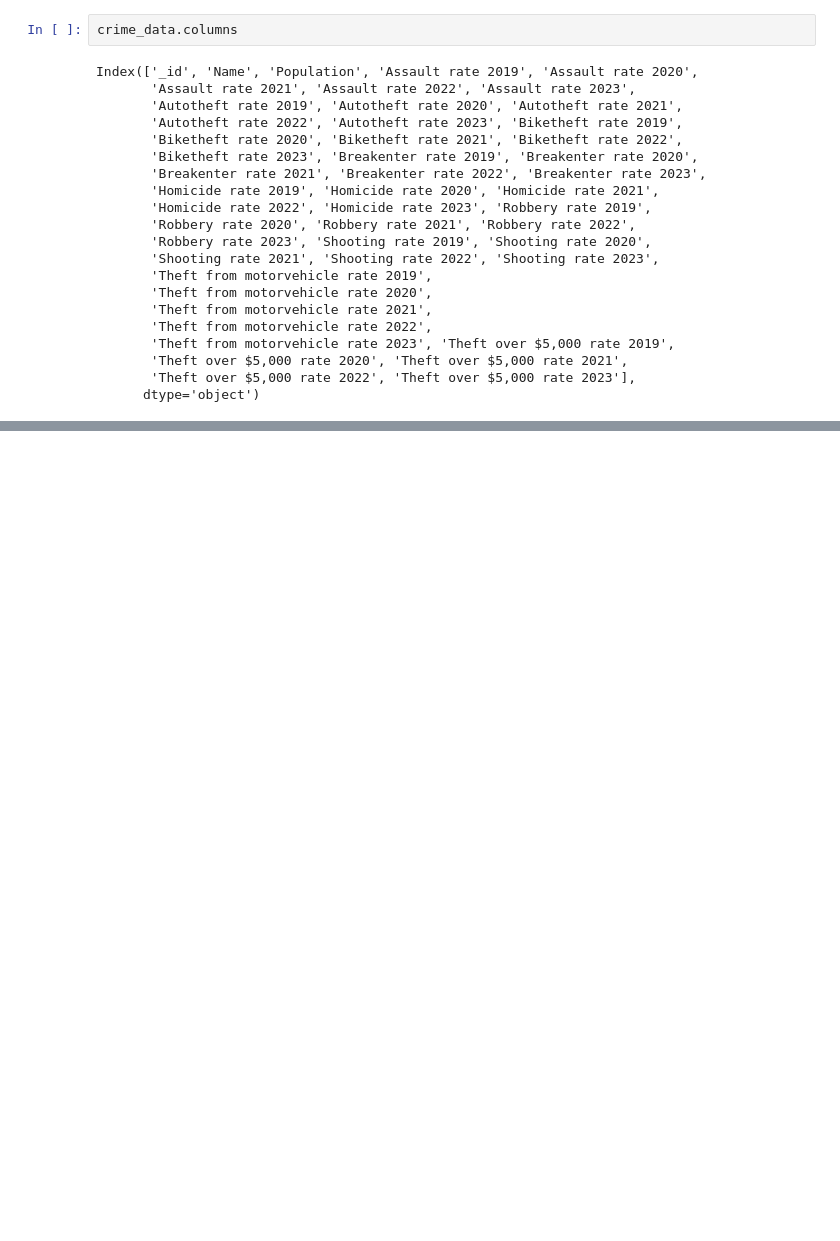
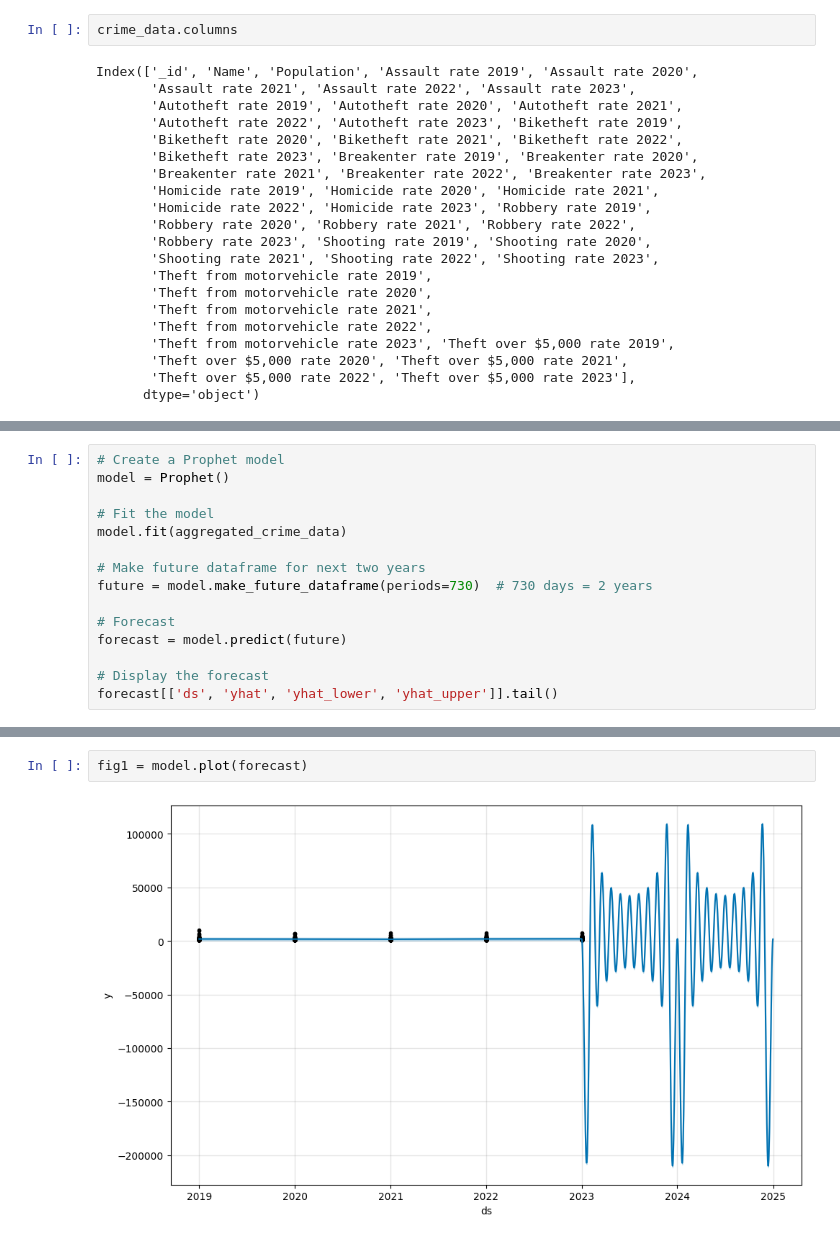
Before and after one commit to Esi-Akotia/toronto-neighbourhoods-proj4, a Jupyter notebook: Crime_ML.ipynb, the cells around one changed output, grey strips where cells are left out. Drawn from its saved outputs; the diff is of its cells as text; blank space fills up the shorter version.

```diff
--- a/Crime_ML.ipynb
+++ b/Crime_ML.ipynb
@@ -71,0 +139,15 @@ Index(['_id', 'Name', 'Population', 'Assault rate 2019', 'Assault rate 2020',
+# %%
+# Create a Prophet model
+model = Prophet()
+
+# Fit the model
+model.fit(aggregated_crime_data)
+
+# Make future dataframe for next two years
+future = model.make_future_dataframe(periods=730)  # 730 days = 2 years
+
+# Forecast
+forecast = model.predict(future)
+
+# Display the forecast
+forecast[['ds', 'yhat', 'yhat_lower', 'yhat_upper']].tail()
@@ -71,0 +178,4 @@ Index(['_id', 'Name', 'Population', 'Assault rate 2019', 'Assault rate 2020',
+# %%
+fig1 = model.plot(forecast)
+# %% [output]
+[figure, added]
```
Also changed, not shown: parts of 4 cells of this notebook.
